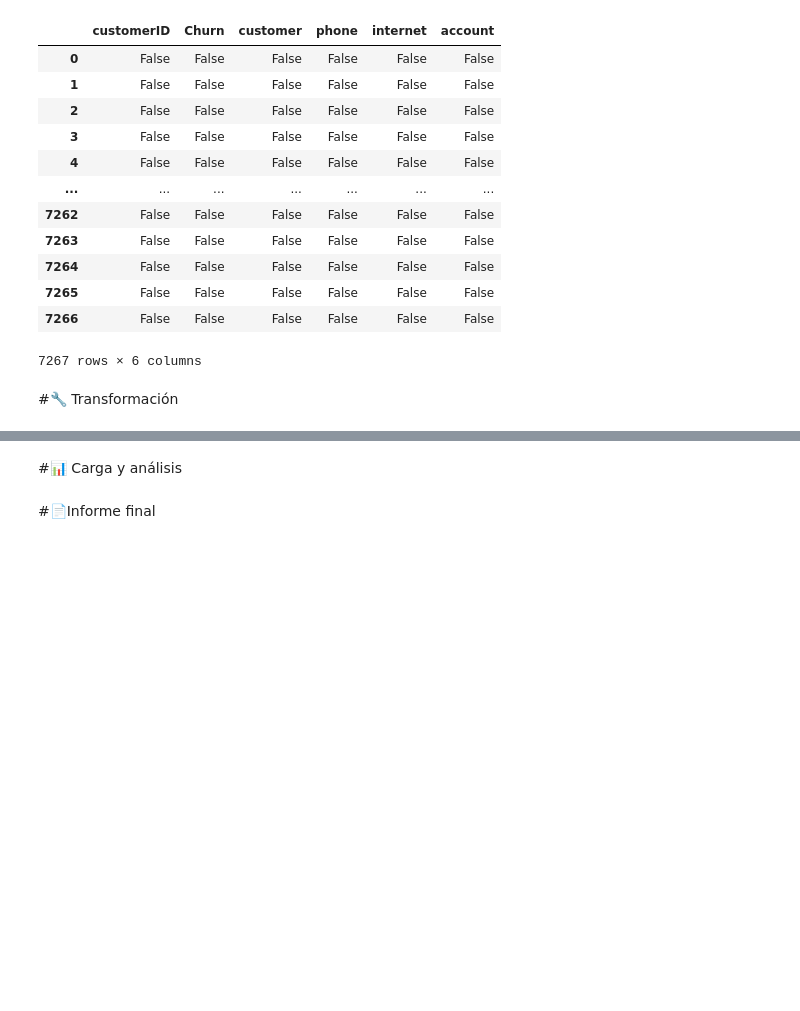
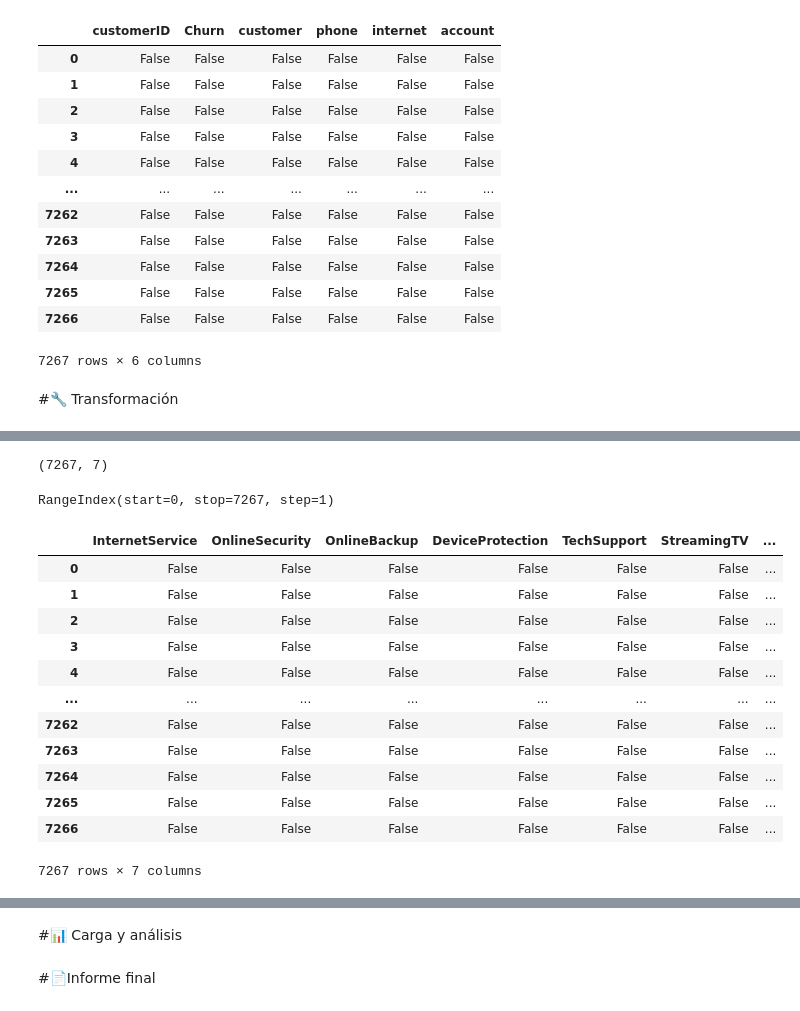
Before and after one commit to Ser2k2/challenge2-data-science-latam, a Jupyter notebook: TelecomX_LATAM.ipynb, the cells around one changed output, grey strips where cells are left out. Drawn from its saved outputs; the diff is of its cells as text; code cells hidden in the pictures; blank space fills up the shorter version.

```diff
--- a/TelecomX_LATAM.ipynb
+++ b/TelecomX_LATAM.ipynb
@@ -108,0 +369,24 @@ df.isnull()
+# %%
+df_internet_N.shape
+# %% [output]
+(7267, 7)
+# %%
+df_internet_N.index
+# %% [output]
+RangeIndex(start=0, stop=7267, step=1)
+# %%
+df_internet_N.isnull()
+# %% [output]
+|  | InternetService | OnlineSecurity | OnlineBackup | DeviceProtection | TechSupport | StreamingTV | ... |
+| 0 | False | False | False | False | False | False | ... |
+| 1 | False | False | False | False | False | False | ... |
+| 2 | False | False | False | False | False | False | ... |
+| 3 | False | False | False | False | False | False | ... |
+| 4 | False | False | False | False | False | False | ... |
+| ... | ... | ... | ... | ... | ... | ... | ... |
+| 7262 | False | False | False | False | False | False | ... |
+| 7263 | False | False | False | False | False | False | ... |
+| 7264 | False | False | False | False | False | False | ... |
+| 7265 | False | False | False | False | False | False | ... |
+| 7266 | False | False | False | False | False | False | ... |
+7267 rows × 7 columns
```
Also changed, not shown: parts of 61 cells of this notebook.
